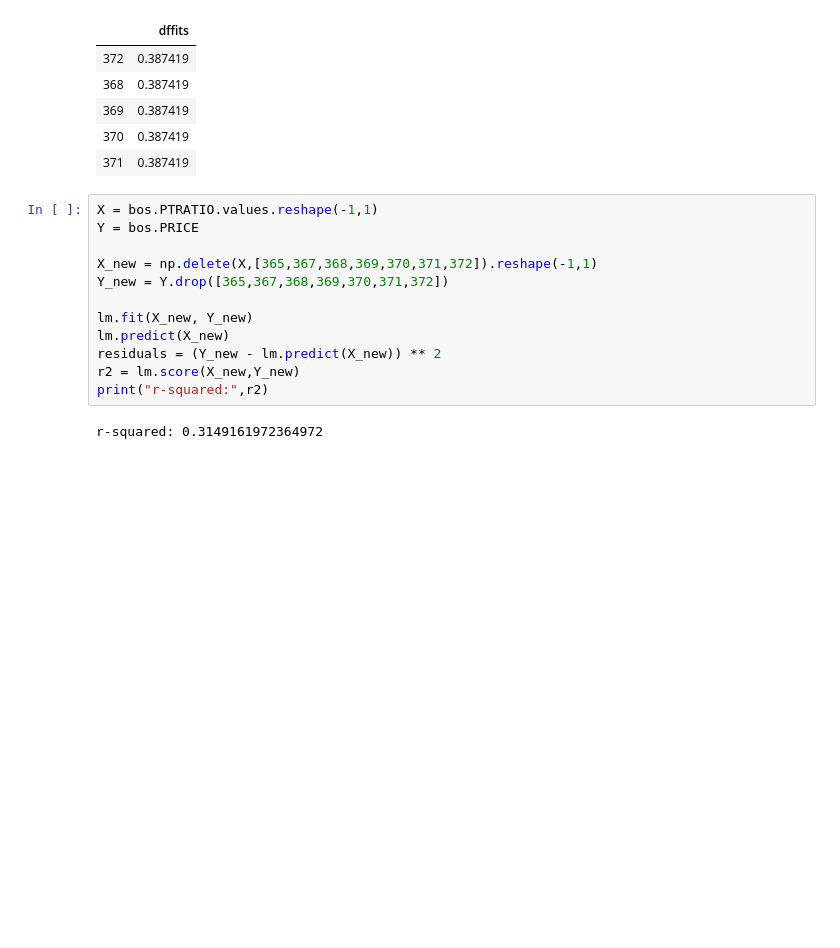
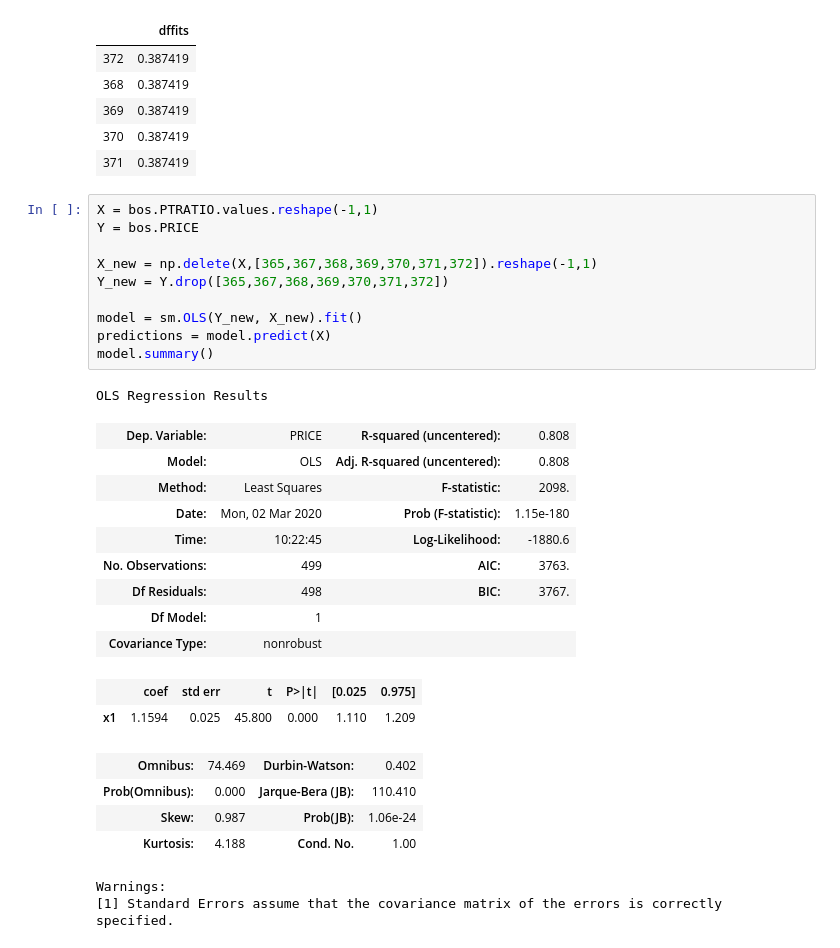
Before and after one commit to ajwal14/Springboard-DSBC, a Jupyter notebook: Mini_Project_Linear_Regression.ipynb, the cells around one changed output. Cells and saved outputs as stored; diff of their text form; blank space fills up the shorter version.

```diff
--- a/Mini_Project_Linear_Regression.ipynb
+++ b/Mini_Project_Linear_Regression.ipynb
@@ -950,14 +950,29 @@ dffits.head(5)
 # %%
 X = bos.PTRATIO.values.reshape(-1,1)
 Y = bos.PRICE
 
 X_new = np.delete(X,[365,367,368,369,370,371,372]).reshape(-1,1)
 Y_new = Y.drop([365,367,368,369,370,371,372])
 
-lm.fit(X_new, Y_new)
-lm.predict(X_new)
-residuals = (Y_new - lm.predict(X_new)) ** 2
-r2 = lm.score(X_new,Y_new)
-print("r-squared:",r2)
+model = sm.OLS(Y_new, X_new).fit()
+predictions = model.predict(X)
+model.summary()
 # %% [output]
-r-squared: 0.3149161972364972
+OLS Regression Results
+| Dep. Variable: | PRICE | R-squared (uncentered): | 0.808 |
+| Model: | OLS | Adj. R-squared (uncentered): | 0.808 |
+| Method: | Least Squares | F-statistic: | 2098. |
+| Date: | Mon, 02 Mar 2020 | Prob (F-statistic): | 1.15e-180 |
+| Time: | 10:22:45 | Log-Likelihood: | -1880.6 |
+| No. Observations: | 499 | AIC: | 3763. |
+| Df Residuals: | 498 | BIC: | 3767. |
+| Df Model: | 1 |  |  |
+| Covariance Type: | nonrobust |  |  |
+|  | coef | std err | t | P>|t| | [0.025 | 0.975] |
+| x1 | 1.1594 | 0.025 | 45.800 | 0.000 | 1.110 | 1.209 |
+| Omnibus: | 74.469 | Durbin-Watson: | 0.402 |
+| Prob(Omnibus): | 0.000 | Jarque-Bera (JB): | 110.410 |
+| Skew: | 0.987 | Prob(JB): | 1.06e-24 |
+| Kurtosis: | 4.188 | Cond. No. | 1.00 |
+Warnings:
+[1] Standard Errors assume that the covariance matrix of the errors is correctly specified.
```
Also changed, not shown: parts of 1 cell of this notebook, 1 other file.
